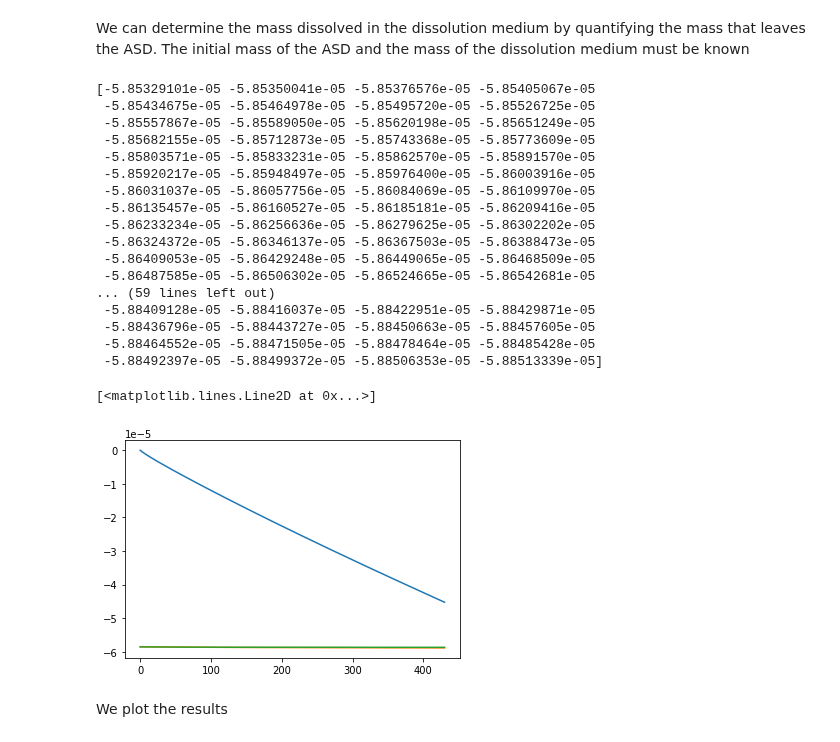
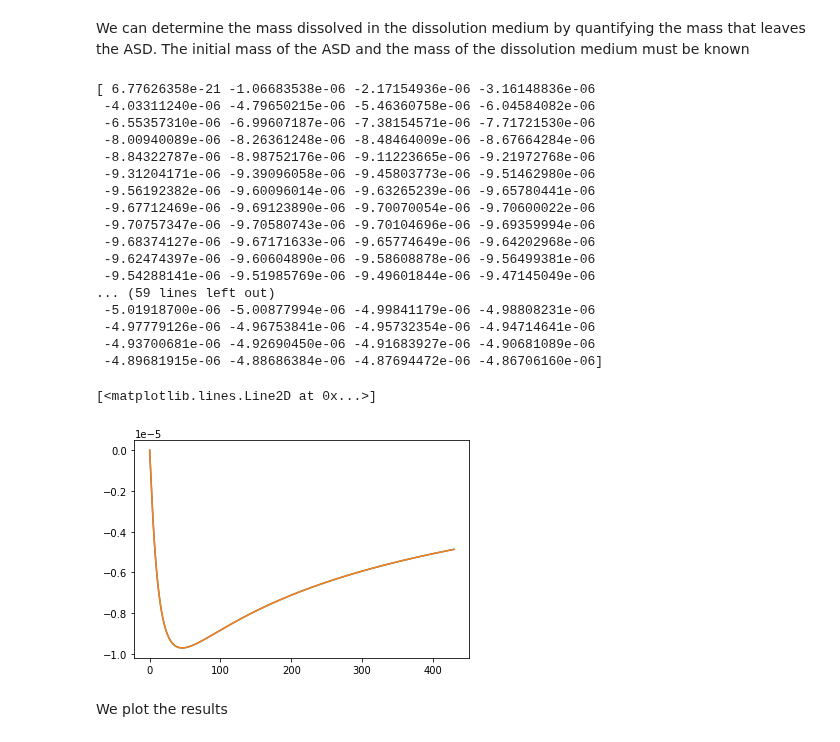
Before and after one commit to Borrdom/diffusionpy, a Jupyter notebook: examples_notebooks/Water_IND_PVPVA.ipynb, the cells around one changed output. Saved outputs shown, nothing was run; the diff lists cells and outputs as text; code cells hidden in the pictures.

```diff
--- a/examples_notebooks/Water_IND_PVPVA.ipynb
+++ b/examples_notebooks/Water_IND_PVPVA.ipynb
@@ -23,7 +23,7 @@ We want to describe the diffusion of water into an ASD film. The ASD-water mixtu
 nc=3
 L=0.001
 wi0=np.asarray([0.01,0.495,0.495])
-wi8=np.asarray([0.999,0.0005,0.0005])
+wi8=np.asarray([0.9,0.05,0.05])
 Mi=np.asarray([18.015,357.57,65000])
 # %% [markdown]
 For a the diffusion of three components, three binary diffusion coefficients need to be defined
@@ -44,7 +44,7 @@ Next we define the time array and which component is mobile
 # %%
 nt=300
 t=np.linspace(0,texp[-1],nt)*60
-volatile=np.asarray([True,True,False])
+volatile=np.asarray([True,False,False])
 # %%
 wt,wtz,zvec,Lt=Diffusion_MS(t,L,Dvec,wi0,wi8,Mi,volatile,full_output=True)
 # %% [output]
@@ -64,52 +64,52 @@ We can determine the mass dissolved in the dissolution medium by quantifying the
 d=0.008 # 8 mm
 A=np.pi/4*d**2
 rho=1200
 mASD=L*A*rho #
 
 mw=mASD*wi0[0]
 mAPI=mASD*wi0[1]
 mPol=mASD*wi0[2]
 
 mASDt=Lt*A*rho
 
 mwt=mASDt*wt[:,0]
 mAPIt=mASDt*wt[:,1]
 mPolt=mASDt*wt[:,2]
 
 mAPIDiss=mAPI-mAPIt
-mwDiss=mw-mwt
+mwDiss=mwt-mw
 mPolDiss=mPol-mPolt
 
 mdiss=0.5 # 500 g Wasser
 
 wAPIDiss=mAPIDiss/mdiss
 wPolDiss=mPolDiss/mdiss
 wwDiss=mwDiss/mdiss
 print(wAPIDiss)
-plt.plot(t/60,wwDiss)
+#plt.plot(t/60,wwDiss)
 plt.plot(t/60,wAPIDiss)
 plt.plot(t/60,wPolDiss)
 # plt.plot(t/60,mASDt/mASD)
 # %% [output]
-[-5.85329101e-05 -5.85350041e-05 -5.85376576e-05 -5.85405067e-05
- -5.85434675e-05 -5.85464978e-05 -5.85495720e-05 -5.85526725e-05
- -5.85557867e-05 -5.85589050e-05 -5.85620198e-05 -5.85651249e-05
- -5.85682155e-05 -5.85712873e-05 -5.85743368e-05 -5.85773609e-05
- -5.85803571e-05 -5.85833231e-05 -5.85862570e-05 -5.85891570e-05
- -5.85920217e-05 -5.85948497e-05 -5.85976400e-05 -5.86003916e-05
- -5.86031037e-05 -5.86057756e-05 -5.86084069e-05 -5.86109970e-05
- -5.86135457e-05 -5.86160527e-05 -5.86185181e-05 -5.86209416e-05
- -5.86233234e-05 -5.86256636e-05 -5.86279625e-05 -5.86302202e-05
- -5.86324372e-05 -5.86346137e-05 -5.86367503e-05 -5.86388473e-05
- -5.86409053e-05 -5.86429248e-05 -5.86449065e-05 -5.86468509e-05
- -5.86487585e-05 -5.86506302e-05 -5.86524665e-05 -5.86542681e-05
+[ 6.77626358e-21 -1.06683538e-06 -2.17154936e-06 -3.16148836e-06
+ -4.03311240e-06 -4.79650215e-06 -5.46360758e-06 -6.04584082e-06
+ -6.55357310e-06 -6.99607187e-06 -7.38154571e-06 -7.71721530e-06
+ -8.00940089e-06 -8.26361248e-06 -8.48464009e-06 -8.67664284e-06
+ -8.84322787e-06 -8.98752176e-06 -9.11223665e-06 -9.21972768e-06
+ -9.31204171e-06 -9.39096058e-06 -9.45803773e-06 -9.51462980e-06
+ -9.56192382e-06 -9.60096014e-06 -9.63265239e-06 -9.65780441e-06
+ -9.67712469e-06 -9.69123890e-06 -9.70070054e-06 -9.70600022e-06
+ -9.70757347e-06 -9.70580743e-06 -9.70104696e-06 -9.69359994e-06
+ -9.68374127e-06 -9.67171633e-06 -9.65774649e-06 -9.64202968e-06
+ -9.62474397e-06 -9.60604890e-06 -9.58608878e-06 -9.56499381e-06
+ -9.54288141e-06 -9.51985769e-06 -9.49601844e-06 -9.47145049e-06
 ... (59 lines left out)
- -5.88409128e-05 -5.88416037e-05 -5.88422951e-05 -5.88429871e-05
- -5.88436796e-05 -5.88443727e-05 -5.88450663e-05 -5.88457605e-05
- -5.88464552e-05 -5.88471505e-05 -5.88478464e-05 -5.88485428e-05
- -5.88492397e-05 -5.88499372e-05 -5.88506353e-05 -5.88513339e-05]
+ -5.01918700e-06 -5.00877994e-06 -4.99841179e-06 -4.98808231e-06
+ -4.97779126e-06 -4.96753841e-06 -4.95732354e-06 -4.94714641e-06
+ -4.93700681e-06 -4.92690450e-06 -4.91683927e-06 -4.90681089e-06
+ -4.89681915e-06 -4.88686384e-06 -4.87694472e-06 -4.86706160e-06]
 [<matplotlib.lines.Line2D at 0x...>]
-[figure, old version]
+[figure, new version]
 # %% [markdown]
 We plot the results
 # %%
```
Also changed, not shown: parts of 2 cells of this notebook, 2 other files.
